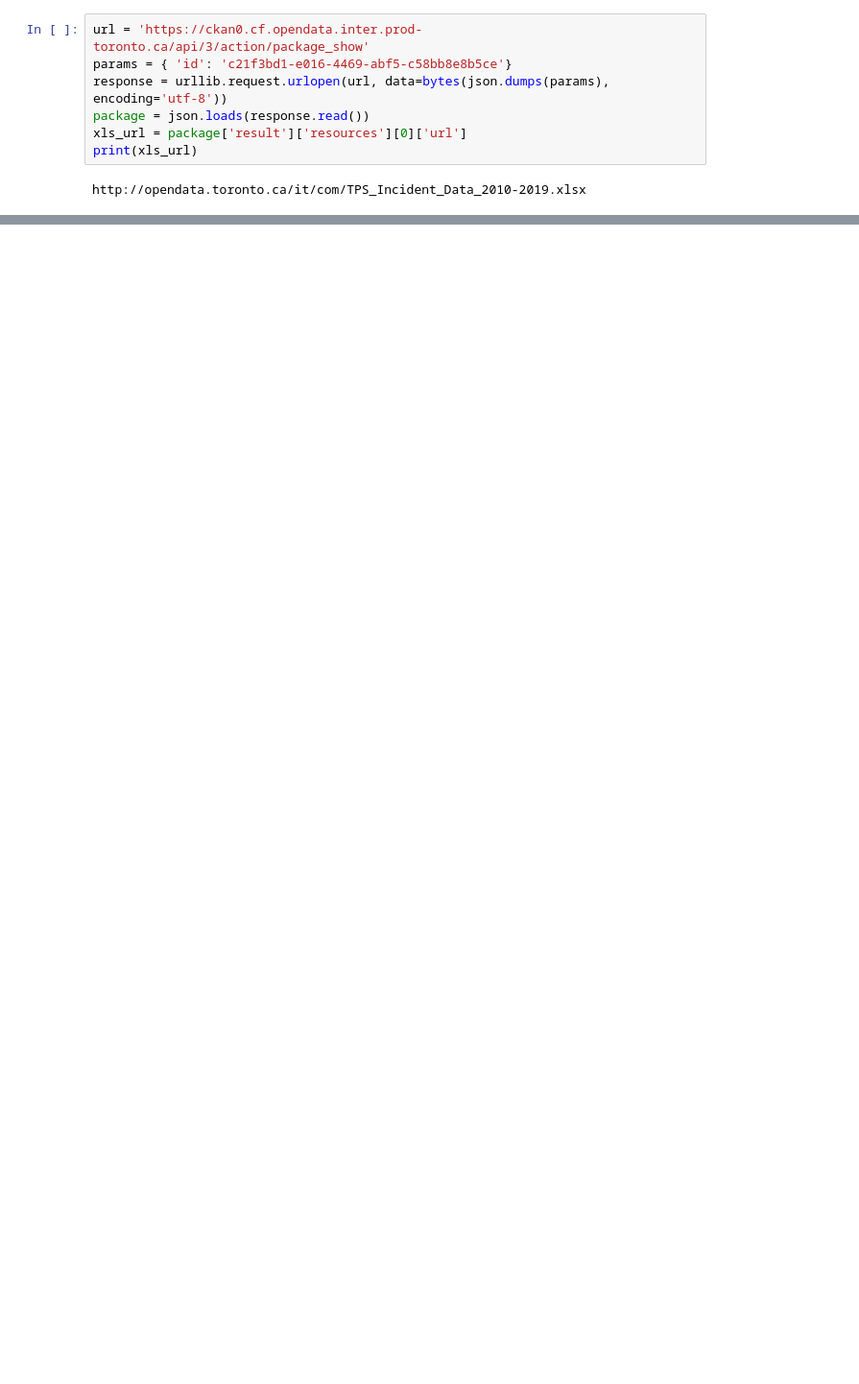
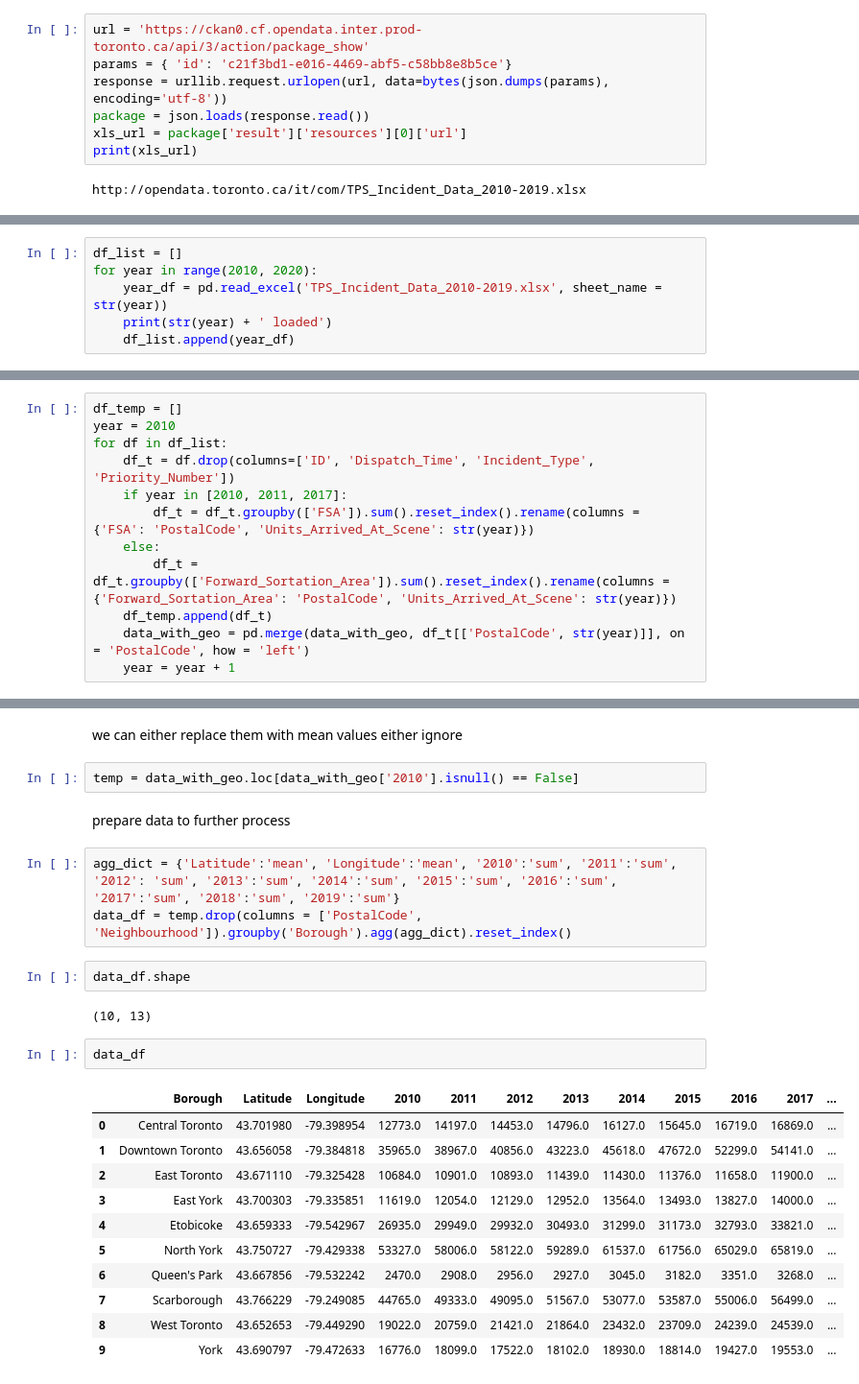
Before and after one commit to mukonin/Coursera_Capstone, a Jupyter notebook: Emergency Facilities Prediction.ipynb, the cells around one changed output, grey strips where cells are left out. Shown: that part at 96% size. Drawn from its saved outputs; the diff is of its cells as text; blank space fills up the shorter version.

```diff
--- a/Emergency Facilities Prediction.ipynb
+++ b/Emergency Facilities Prediction.ipynb
@@ -58,0 +98,6 @@ emergency_df.head()
+# %%
+df_list = []
+for year in range(2010, 2020):
+    year_df = pd.read_excel('TPS_Incident_Data_2010-2019.xlsx', sheet_name = str(year))
+    print(str(year) + ' loaded')
+    df_list.append(year_df)
@@ -58,0 +119,12 @@ emergency_df.head()
+# %%
+df_temp = []
+year = 2010
+for df in df_list:
+    df_t = df.drop(columns=['ID', 'Dispatch_Time', 'Incident_Type', 'Priority_Number'])
+    if year in [2010, 2011, 2017]:
+        df_t = df_t.groupby(['FSA']).sum().reset_index().rename(columns = {'FSA': 'PostalCode', 'Units_Arrived_At_Scene': str(year)})
+    else:
+        df_t = df_t.groupby(['Forward_Sortation_Area']).sum().reset_index().rename(columns = {'Forward_Sortation_Area': 'PostalCode', 'Units_Arrived_At_Scene': str(year)})
+    df_temp.append(df_t)
+    data_with_geo = pd.merge(data_with_geo, df_t[['PostalCode', str(year)]], on = 'PostalCode', how = 'left')
+    year = year + 1
@@ -62,0 +151,27 @@ emergency_df.shape
+# %% [markdown]
+we can either replace them with mean values either ignore
+# %%
+temp = data_with_geo.loc[data_with_geo['2010'].isnull() == False]
+# %% [markdown]
+prepare data to further process
+# %%
+agg_dict = {'Latitude':'mean', 'Longitude':'mean', '2010':'sum', '2011':'sum', '2012': 'sum', '2013':'sum', '2014':'sum', '2015':'sum', '2016':'sum', '2017':'sum', '2018':'sum', '2019':'sum'}
+data_df = temp.drop(columns = ['PostalCode', 'Neighbourhood']).groupby('Borough').agg(agg_dict).reset_index()
+# %%
+data_df.shape
+# %% [output]
+(10, 13)
+# %%
+data_df
+# %% [output]
+|  | Borough | Latitude | Longitude | 2010 | 2011 | 2012 | 2013 | 2014 | 2015 | 2016 | 2017 | ... |
+| 0 | Central Toronto | 43.701980 | -79.398954 | 12773.0 | 14197.0 | 14453.0 | 14796.0 | 16127.0 | 15645.0 | 16719.0 | 16869.0 | ... |
+| 1 | Downtown Toronto | 43.656058 | -79.384818 | 35965.0 | 38967.0 | 40856.0 | 43223.0 | 45618.0 | 47672.0 | 52299.0 | 54141.0 | ... |
+| 2 | East Toronto | 43.671110 | -79.325428 | 10684.0 | 10901.0 | 10893.0 | 11439.0 | 11430.0 | 11376.0 | 11658.0 | 11900.0 | ... |
+| 3 | East York | 43.700303 | -79.335851 | 11619.0 | 12054.0 | 12129.0 | 12952.0 | 13564.0 | 13493.0 | 13827.0 | 14000.0 | ... |
+| 4 | Etobicoke | 43.659333 | -79.542967 | 26935.0 | 29949.0 | 29932.0 | 30493.0 | 31299.0 | 31173.0 | 32793.0 | 33821.0 | ... |
+| 5 | North York | 43.750727 | -79.429338 | 53327.0 | 58006.0 | 58122.0 | 59289.0 | 61537.0 | 61756.0 | 65029.0 | 65819.0 | ... |
+| 6 | Queen's Park | 43.667856 | -79.532242 | 2470.0 | 2908.0 | 2956.0 | 2927.0 | 3045.0 | 3182.0 | 3351.0 | 3268.0 | ... |
+| 7 | Scarborough | 43.766229 | -79.249085 | 44765.0 | 49333.0 | 49095.0 | 51567.0 | 53077.0 | 53587.0 | 55006.0 | 56499.0 | ... |
+| 8 | West Toronto | 43.652653 | -79.449290 | 19022.0 | 20759.0 | 21421.0 | 21864.0 | 23432.0 | 23709.0 | 24239.0 | 24539.0 | ... |
+| 9 | York | 43.690797 | -79.472633 | 16776.0 | 18099.0 | 17522.0 | 18102.0 | 18930.0 | 18814.0 | 19427.0 | 19553.0 | ... |
```
Also changed, not shown: parts of 34 cells of this notebook.
